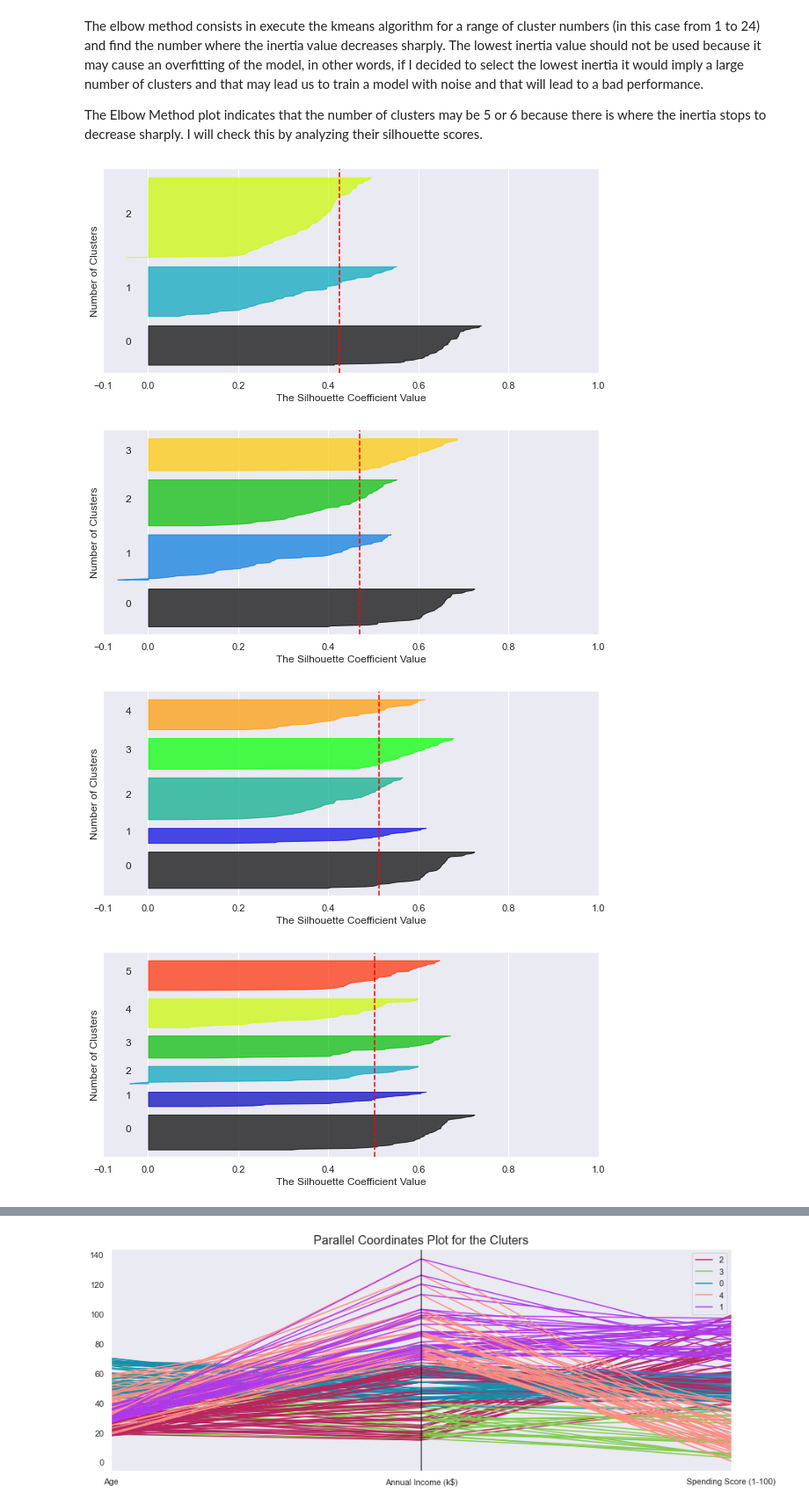
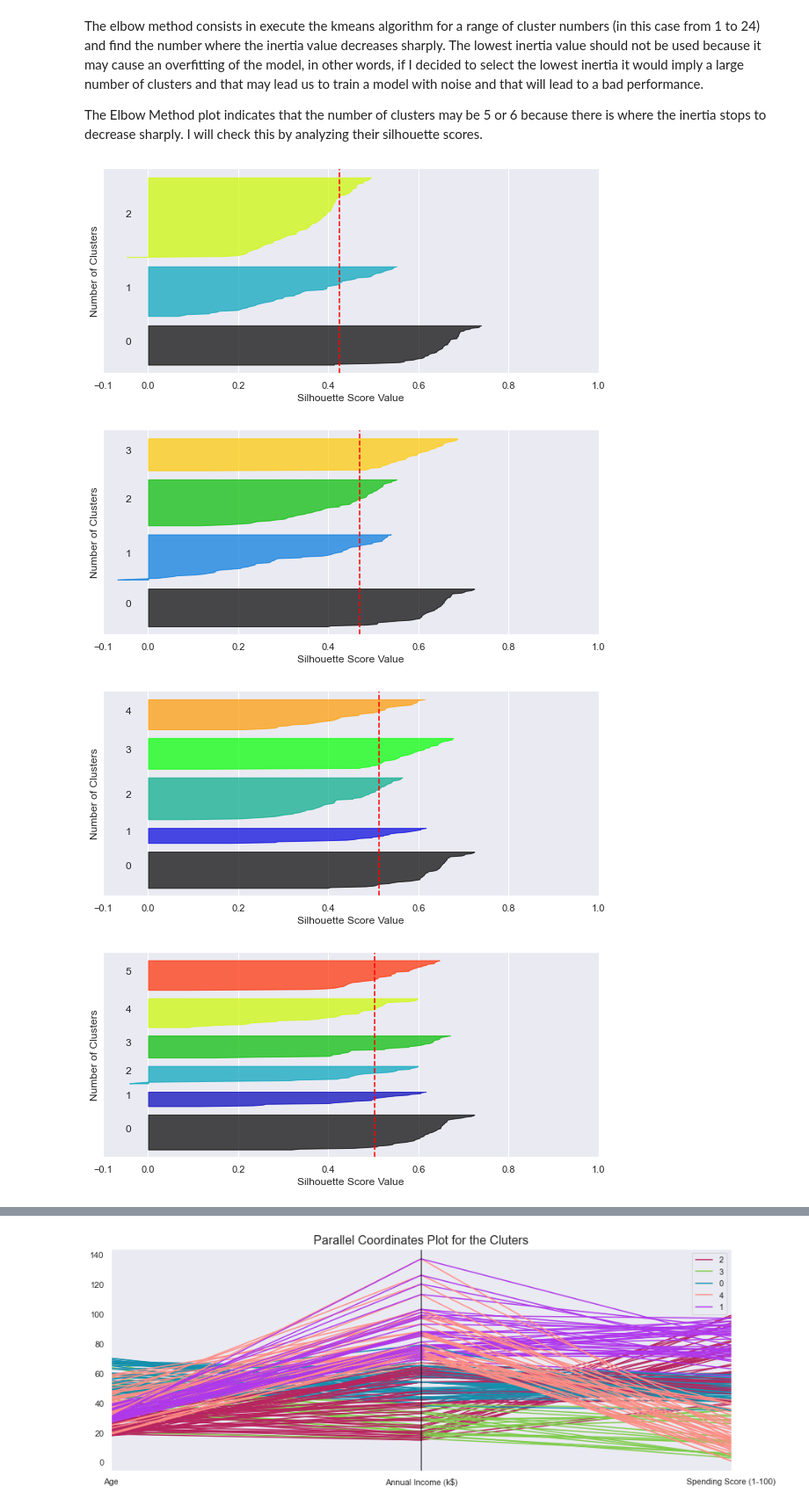
Before and after one commit to martinnss/Customer-Segmentation-with-KMeans-and-Affinity-Propagation, a Jupyter notebook: costumer_segmentation_kmeans.ipynb, the cells around one changed output, grey strips where cells are left out. Shown at 88% size. Saved outputs shown, nothing was run; the diff lists cells and outputs as text; code cells hidden in the pictures.

Commit message:
silhouette score listo

```diff
--- a/costumer_segmentation_kmeans.ipynb
+++ b/costumer_segmentation_kmeans.ipynb
@@ -243,35 +243,35 @@ for n_clusters in range(3,8):
     y_lower = 10
     for i in range(n_clusters):
         #silhouette plot
         i_cluster_silhouette_values = \
             sample_silhouette[cluster_labels == i]
 
         i_cluster_silhouette_values.sort()
 
         size_cluster_i = i_cluster_silhouette_values.shape[0]
         y_upper = y_lower + size_cluster_i
 
         color = cm.nipy_spectral(float(i) / n_clusters)
         ax1.fill_betweenx(np.arange(y_lower, y_upper),
                           0, i_cluster_silhouette_values,
                           facecolor=color, edgecolor=color, alpha=0.7)
         ax1.text(-0.05, y_lower + 0.5 * size_cluster_i, str(i))
         y_lower = y_upper + 10
 
-    ax1.set_xlabel('The Silhouette Coefficient Value')
+    ax1.set_xlabel('Silhouette Score Value')
     ax1.set_ylabel('Number of Clusters')
 
     # The vertical line for average silhouette score of all the values
     ax1.axvline(x=silhouette_avg, color="red", linestyle="--")
 
     ax1.set_yticks([])  # Clear the yaxis labels / ticks
     ax1.set_xticks([-0.1, 0, 0.2, 0.4, 0.6, 0.8, 1])
     plt.show()
 
 comparison=pd.DataFrame(data={'n_clusters':n_clust_lst,'average sillhouette score':avg_sil_score})
 print(comparison)
 # %% [output]
-[figure, old version]
+[figure, new version]
-[figure, old version]
+[figure, new version]
-[figure, old version]
+[figure, new version]
-[figure, old version]
+[figure, new version]
```
Also changed, not shown: parts of 5 cells of this notebook.
